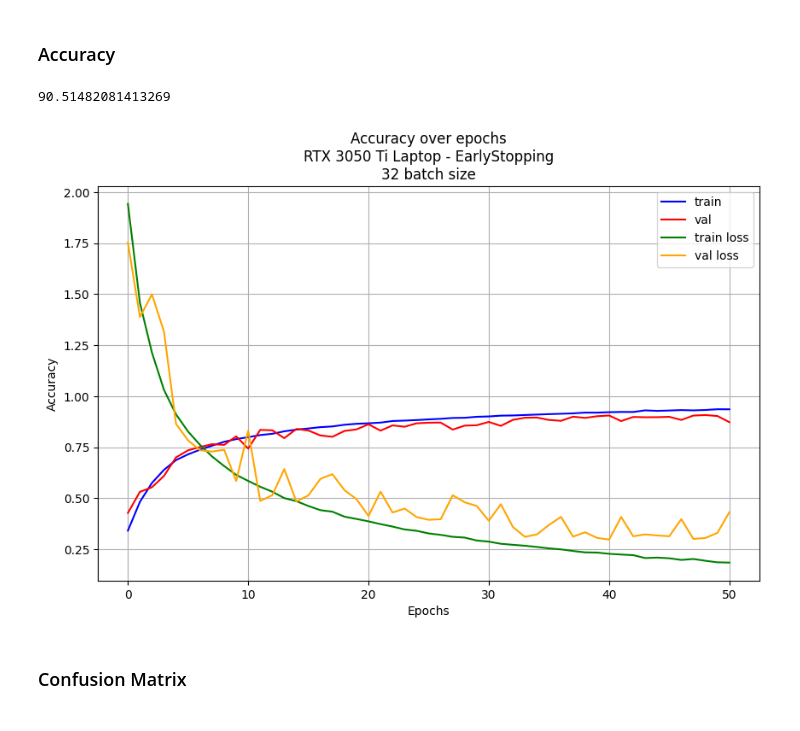
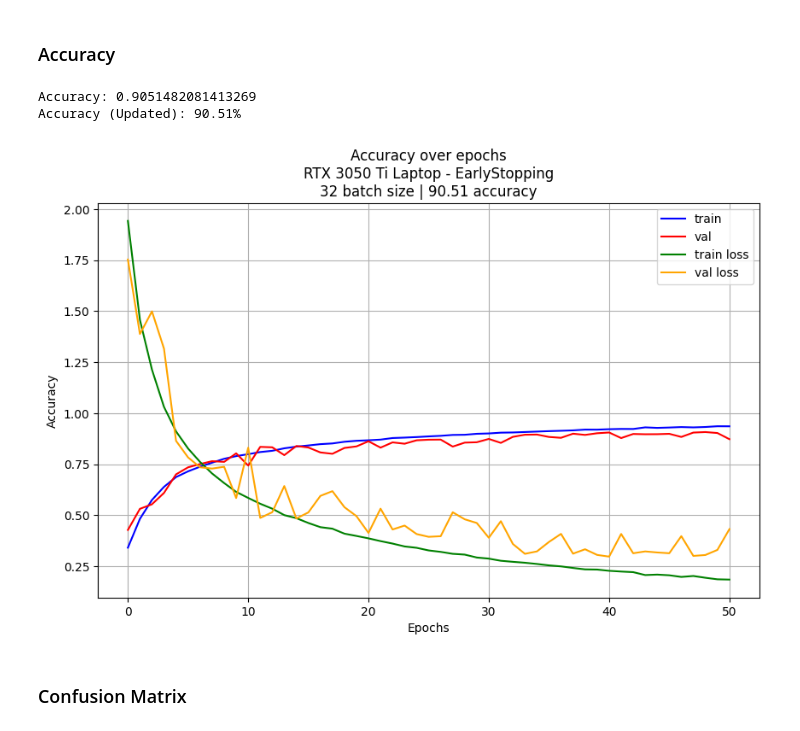
Before and after one commit to Virus5600/Deep-Learning-Finals, a Jupyter notebook: src/gpu.ipynb, the cells around one changed output. Cells and saved outputs as stored; diff of their text form; code cells hidden in the pictures.

Commit message:
Update 20250531 - Fixes and Updates
Renamed files to match timestamps and updated some code cells to fix some stuff like the files' postfix and some labels.

```diff
--- a/src/gpu.ipynb
+++ b/src/gpu.ipynb
@@ -160,7 +160,7 @@ cpu_tdp = 45
 Defines the thermal design power (TDP) of the CPU in watts.
 """
 
-env_temp = 19
+env_temp = 30
 """
 Manual temperature setting for the time the experiment was conducted. The researcher used the
 location's temperature based on the weather station at the time of the experiment. However,
@@ -175,11 +175,20 @@ prefix = "./../out/gpu"
 Defines the output directory for the training metrics.
 """
 
-file_name = lambda postfix=None: f"{prefix}/training_metrics{f'_{postfix}' if postfix is not None and len(postfix) > 0 else ''}.log"
+file_name = lambda postfix=None: f"{prefix}/training_metrics{f'-{postfix}' if postfix is not None and len(postfix) > 0 else ''}.log"
 """
 Defines the file name for the training metrics.
 """
 
+file_postfix = f"{platform.replace(' ', '_')}"
+"""
+A postfix for the output files to differentiate between different runs or experiments.
+This can be used to append a unique identifier or timestamp to the file name.
+"""
+
+for strat in callbacks:
+    file_postfix += f"-{strat.__class__.__name__}"
+
 None
 # %% [markdown]
 #### Functions
@@ -284,7 +293,7 @@ def log_metrics(metrics: Dict[str, Any], platform: str, lr_strategy: str):
 
     metrics['timestamp'] = timestamp
 
-    with open(file_name(), "a") as log:
+    with open(file_name(file_postfix), "a") as log:
         log.write(json.dumps(metrics) + "\n")
 
     print(metrics)
@@ -697,31 +706,35 @@ y_true.shape
 # %% [markdown]
 ### Accuracy
 # %%
+print(f"Accuracy: {accuracy}")
+
 accuracy *= 100
-accuracy
+
+print(f"Accuracy (Updated): {accuracy:.2f}%")
 # %% [output]
-90.51482081413269
+Accuracy: 0.9051482081413269
+Accuracy (Updated): 90.51%
 # %%
 unixTime = int(datetime.datetime.now().timestamp() * 1e6)
 
 plt.figure(figsize = (10, 6))
 plt.plot(history.history['accuracy'], color = 'blue', label = 'train')
 plt.plot(history.history['val_accuracy'], color = 'red', label = 'val')
 plt.plot(history.history['loss'], color = 'green', label = 'train loss')
 plt.plot(history.history['val_loss'], color = 'orange', label = 'val loss')
 plt.legend()
 plt.grid()
-plt.title(f'Accuracy over epochs\n{platform} - {lr_strats}\n{data["train"]["generator"].batch_size} batch size')
+plt.title(f'Accuracy over epochs\n{platform} - {lr_strats}\n{data["train"]["generator"].batch_size} batch size | {accuracy:.2f} accuracy')
 plt.xlabel('Epochs')
 plt.ylabel('Accuracy')
 
 if not os.path.exists(f"{prefix}/accuracy"):
     os.makedirs(f"{prefix}/accuracy")
 
 if save_plots:
-    plt.savefig(f"{prefix}/accuracy/{platform}-{unixTime}-{accuracy:.2f}%.png")
+    plt.savefig(f"{prefix}/accuracy/{unixTime}-{accuracy:.2f}%-{file_postfix}.png")
 # %% [output]
-[figure, old version]
+[figure, new version]
 # %% [markdown]
 ### Confusion Matrix
 # %%
```
Also changed, not shown: parts of 2 cells of this notebook, 6 other files.
